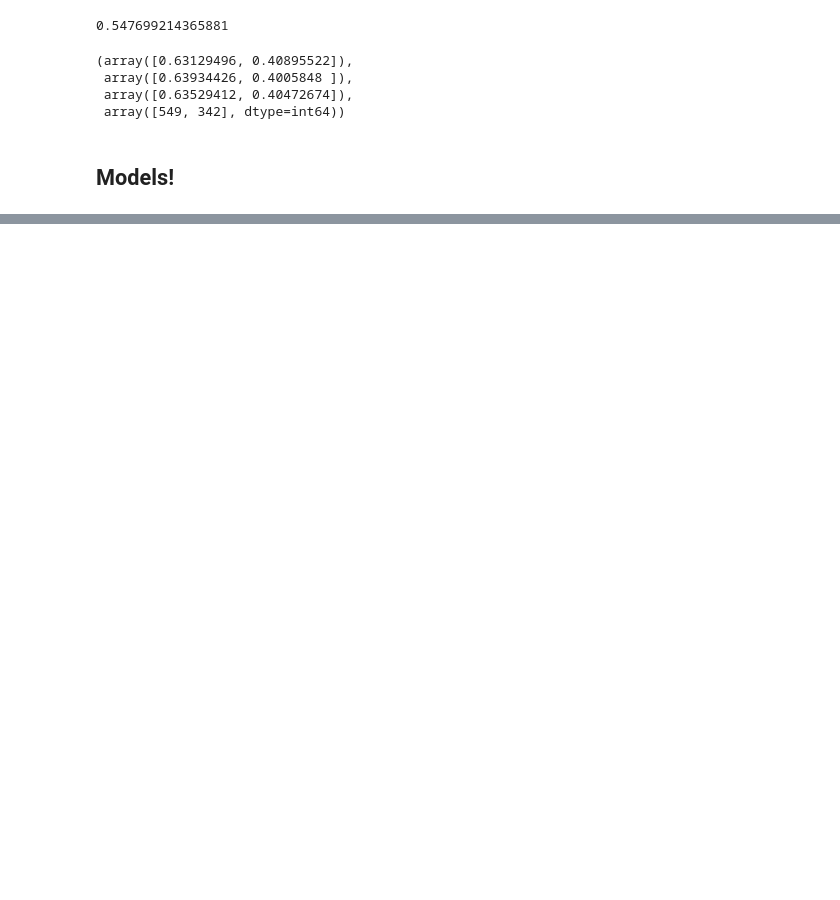
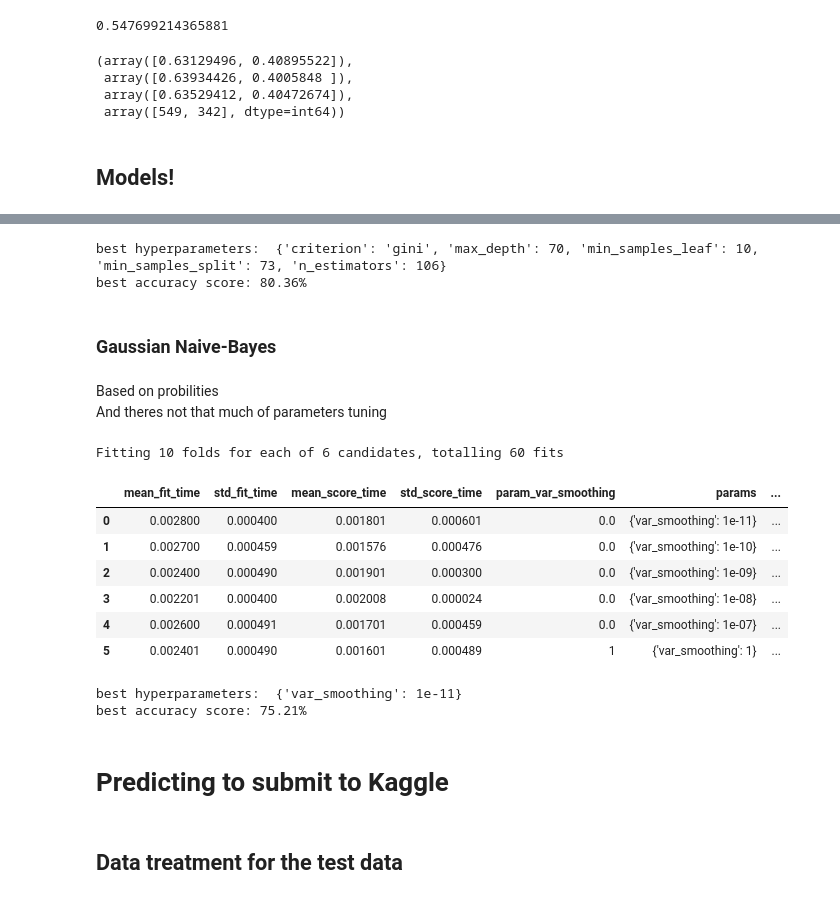
Before and after one commit to vinimoti/Titanic-Kaggle, a Jupyter notebook: Second try.ipynb, the cells around one changed output, grey strips where cells are left out. Cells and saved outputs as stored; diff of their text form; code cells hidden in the pictures; blank space fills up the shorter version.

```diff
--- a/Second try.ipynb
+++ b/Second try.ipynb
@@ -394,0 +537,19 @@ cv = KFold(n_splits = 5, random_state=SEED, shuffle = True)
+# %%
+params = {
+    "n_estimators": randint(100,121),
+    "max_depth" : randint(15,80),
+    "min_samples_split": randint(60,100),
+    "min_samples_leaf": randint(10,30),
+    "criterion": ["gini"]
+
+}
+
+search = RandomizedSearchCV(RandomForestClassifier(),
+                    params,
+                    n_iter = 64,
+                    cv = cv,
+                    random_state = SEED)
+
+search.fit(X, y)
+results = pd.DataFrame(search.cv_results_)
+results.head()
@@ -394,0 +563,5 @@ cv = KFold(n_splits = 5, random_state=SEED, shuffle = True)
+# %%
+print_results(search)
+# %% [output]
+best hyperparameters:  {'criterion': 'gini', 'max_depth': 70, 'min_samples_leaf': 10, 'min_samples_split': 73, 'n_estimators': 106}
+best accuracy score: 80.36%
@@ -394,0 +570,30 @@ cv = KFold(n_splits = 5, random_state=SEED, shuffle = True)
+# %% [markdown]
+### Gaussian Naive-Bayes
+# %% [markdown]
+Based on probilities \
+And theres not that much of parameters tuning
+# %%
+#pipeline = Pipeline([('scaler', StandardScaler()), ('estimator', GaussianNB())])
+#would it need a scaler(normalizer) in this case? I don't think so
+
+params = {'var_smoothing': [1e-11, 1e-10, 1e-9, 1e-8, 1e-7,1]}
+
+search = GridSearchCV(GaussianNB(),
+                      params,
+                      cv = 10,
+                      scoring = 'accuracy',
+                      verbose = 1
+                     )
+
+search.fit(X,y)
+results = pd.DataFrame(search.cv_results_)
+results
+# %% [output]
+Fitting 10 folds for each of 6 candidates, totalling 60 fits
+|  | mean_fit_time | std_fit_time | mean_score_time | std_score_time | param_var_smoothing | params | ... |
+| 0 | 0.002800 | 0.000400 | 0.001801 | 0.000601 | 0.0 | {'var_smoothing': 1e-11} | ... |
+| 1 | 0.002700 | 0.000459 | 0.001576 | 0.000476 | 0.0 | {'var_smoothing': 1e-10} | ... |
+| 2 | 0.002400 | 0.000490 | 0.001901 | 0.000300 | 0.0 | {'var_smoothing': 1e-09} | ... |
+| 3 | 0.002201 | 0.000400 | 0.002008 | 0.000024 | 0.0 | {'var_smoothing': 1e-08} | ... |
+| 4 | 0.002600 | 0.000491 | 0.001701 | 0.000459 | 0.0 | {'var_smoothing': 1e-07} | ... |
+| 5 | 0.002401 | 0.000490 | 0.001601 | 0.000489 | 1 | {'var_smoothing': 1} | ... |
@@ -394,0 +602,5 @@ cv = KFold(n_splits = 5, random_state=SEED, shuffle = True)
+# %%
+print_results(search)
+# %% [output]
+best hyperparameters:  {'var_smoothing': 1e-11}
+best accuracy score: 75.21%
@@ -394,0 +609,4 @@ cv = KFold(n_splits = 5, random_state=SEED, shuffle = True)
+# %% [markdown]
+# Predicting to submit to Kaggle
+# %% [markdown]
+## Data treatment for the test data
```
Also changed, not shown: parts of 45 cells of this notebook, 5 other files.
